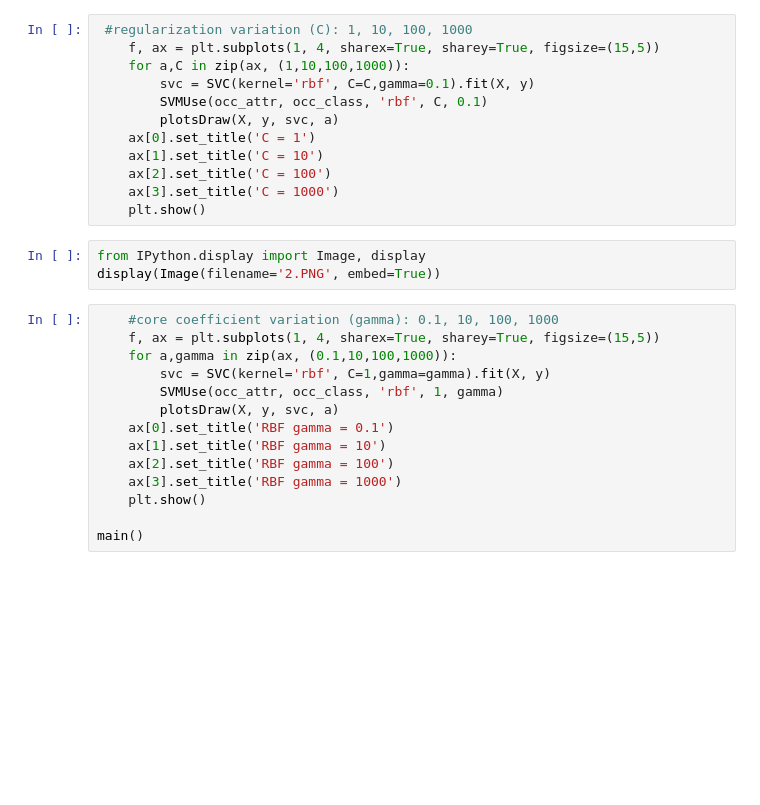
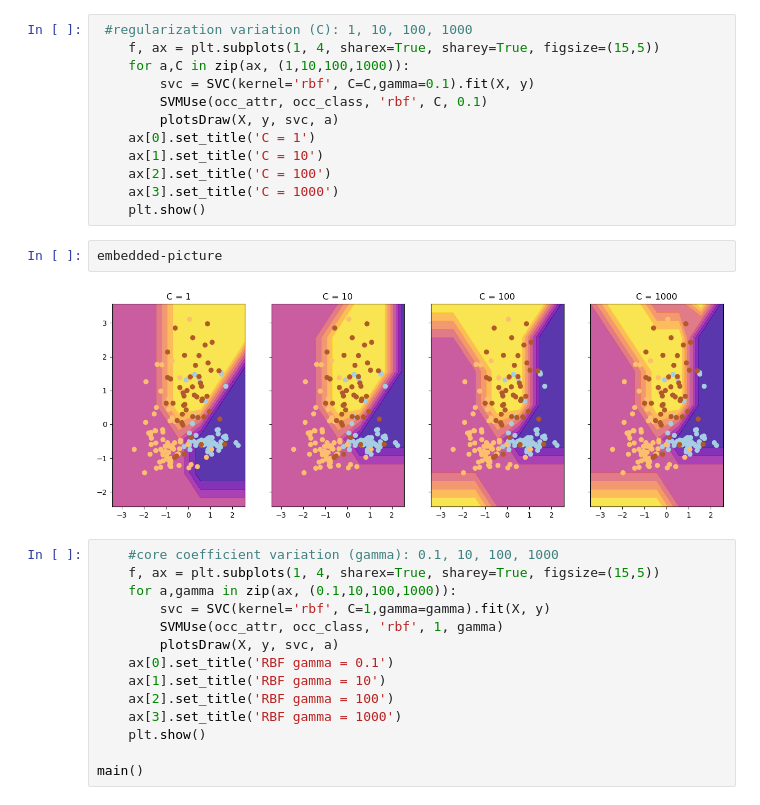
Before and after one commit to artBaby/ML, a Jupyter notebook: Lab4/Lab4.ipynb, the cells around one changed output. Saved outputs shown, nothing was run; the diff lists cells and outputs as text; blank space fills up the shorter version.

```diff
--- a/Lab4/Lab4.ipynb
+++ b/Lab4/Lab4.ipynb
@@ -72,9 +73,10 @@ display(Image(filename='1.PNG', embed=True))
     ax[2].set_title('C = 100')
     ax[3].set_title('C = 1000')
     plt.show()
-# %%
-from IPython.display import Image, display
-display(Image(filename='2.PNG', embed=True))
+# %%
+embedded-picture
+# %% [output]
+[figure, added]
 # %%
     #core coefficient variation (gamma): 0.1, 10, 100, 1000
     f, ax = plt.subplots(1, 4, sharex=True, sharey=True, figsize=(15,5))
```
Also changed, not shown: parts of 4 cells of this notebook.
